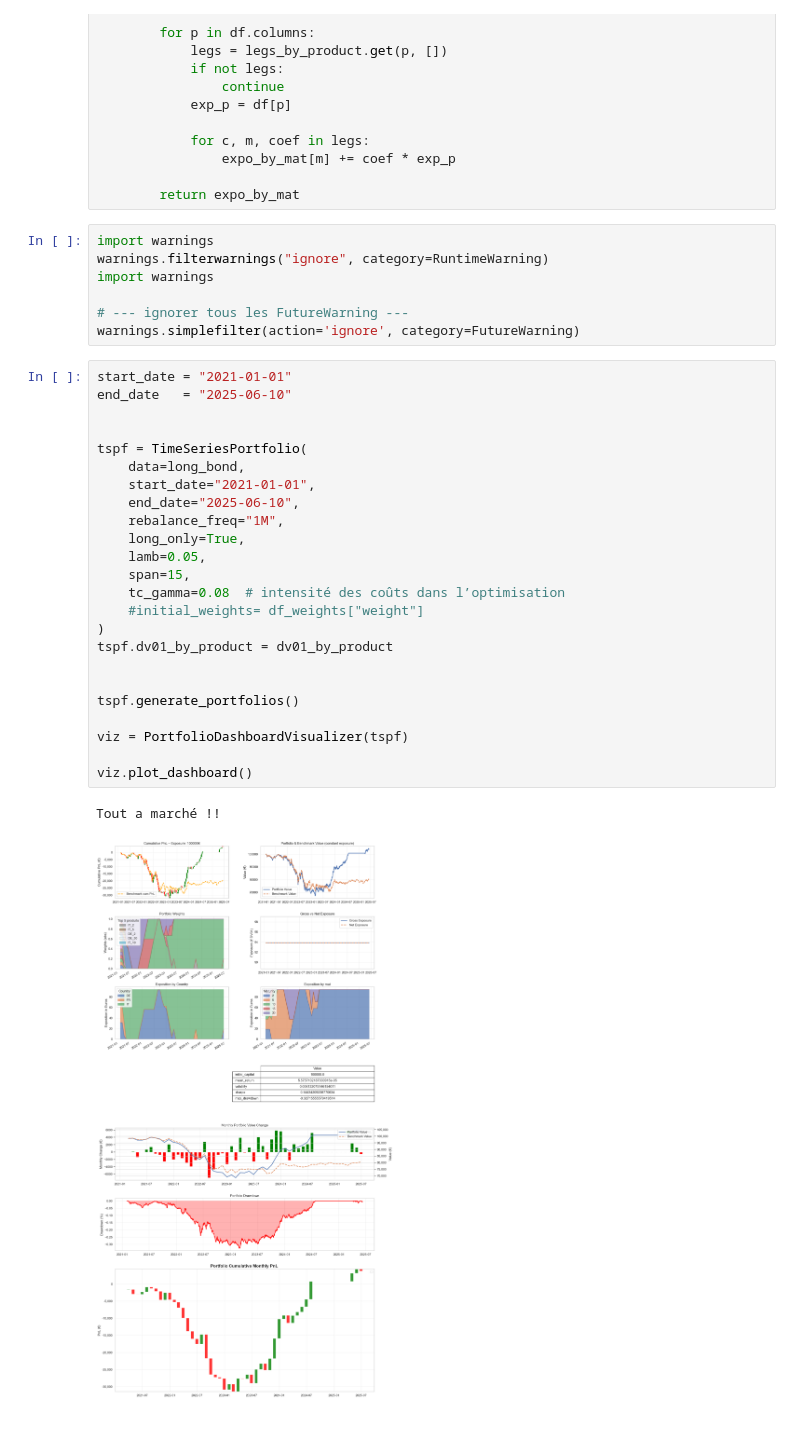
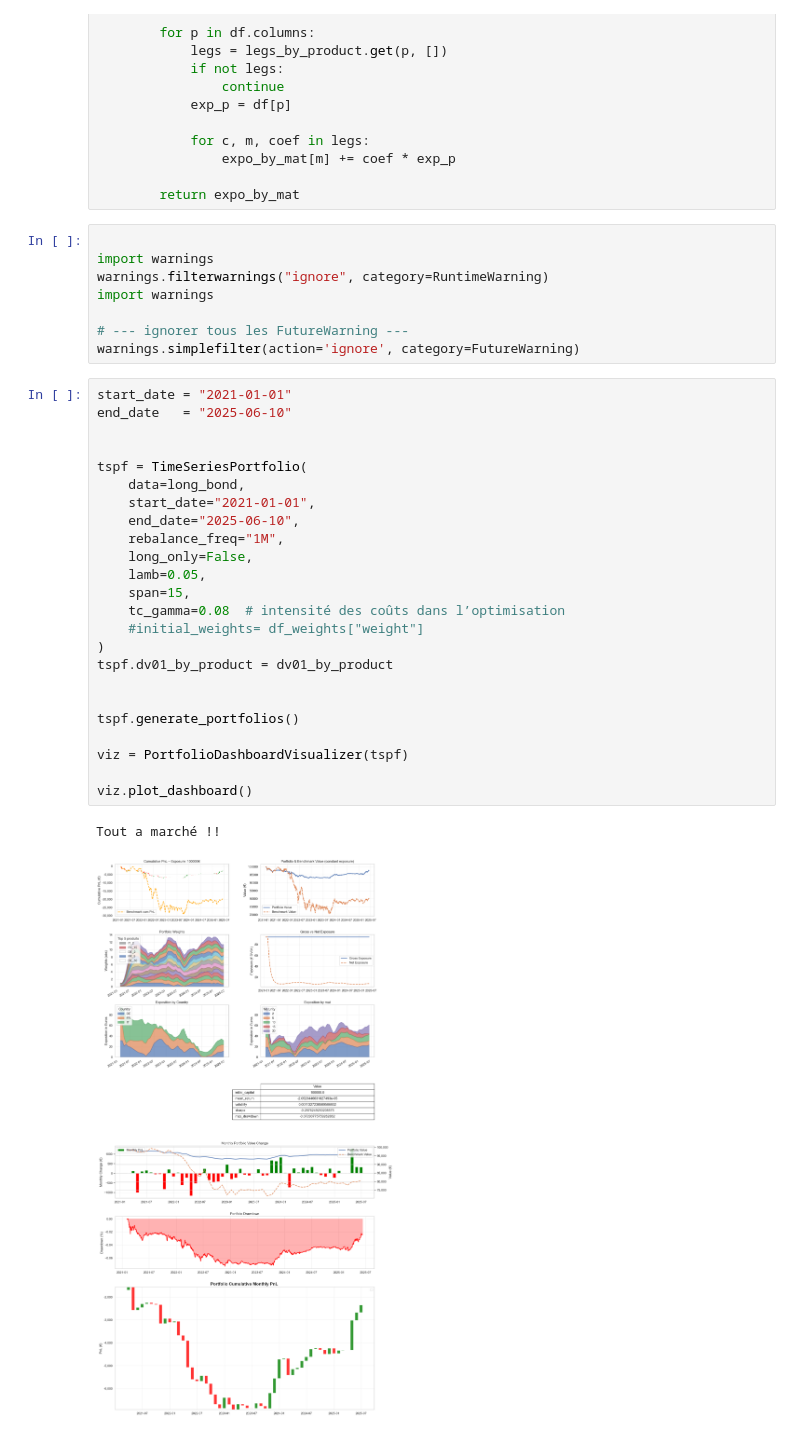
Before and after one commit to pradosth0/Markowitz_based_portfolio_allocation, a Jupyter notebook: pf_bond.ipynb, the cells around one changed output. Saved outputs shown, nothing was run; the diff lists cells and outputs as text.

```diff
--- a/pf_bond.ipynb
+++ b/pf_bond.ipynb
@@ -1762,6 +1898,7 @@ class TimeSeriesPortfolio:
 
         return expo_by_mat
 # %%
+
 import warnings
 warnings.filterwarnings("ignore", category=RuntimeWarning)
 import warnings
@@ -1771,27 +1908,27 @@ warnings.simplefilter(action='ignore', category=FutureWarning)
 # %%
 start_date = "2021-01-01"
 end_date   = "2025-06-10"
 
 
 tspf = TimeSeriesPortfolio(
     data=long_bond,
     start_date="2021-01-01",
     end_date="2025-06-10",
     rebalance_freq="1M",
-    long_only=True,
+    long_only=False,
     lamb=0.05,
     span=15,
     tc_gamma=0.08  # intensité des coûts dans l’optimisation
     #initial_weights= df_weights["weight"]
 )
 tspf.dv01_by_product = dv01_by_product
 
 
 tspf.generate_portfolios()
 
 viz = PortfolioDashboardVisualizer(tspf)
 
 viz.plot_dashboard()
 # %% [output]
 Tout a marché !!
-[figure, old version]
+[figure, new version]
```
Also changed, not shown: parts of 24 cells of this notebook, 1 other file.
